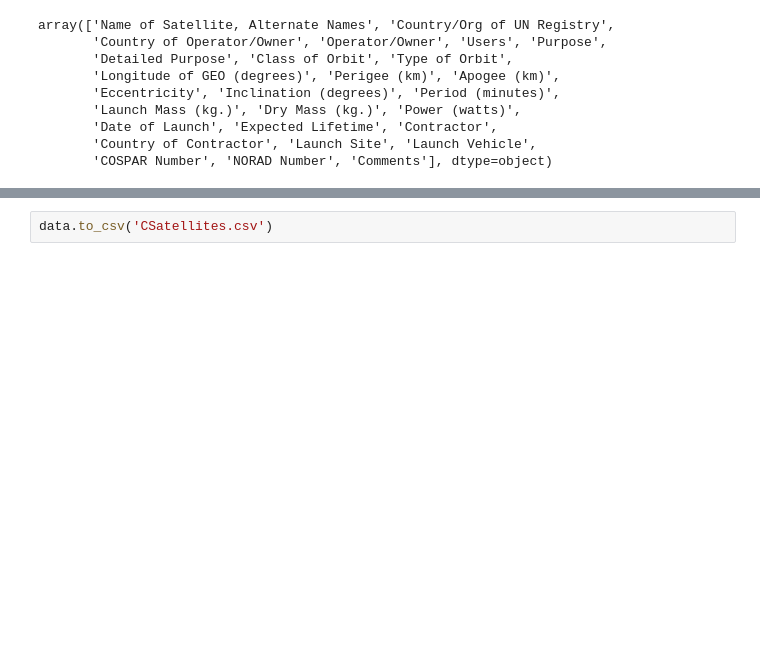
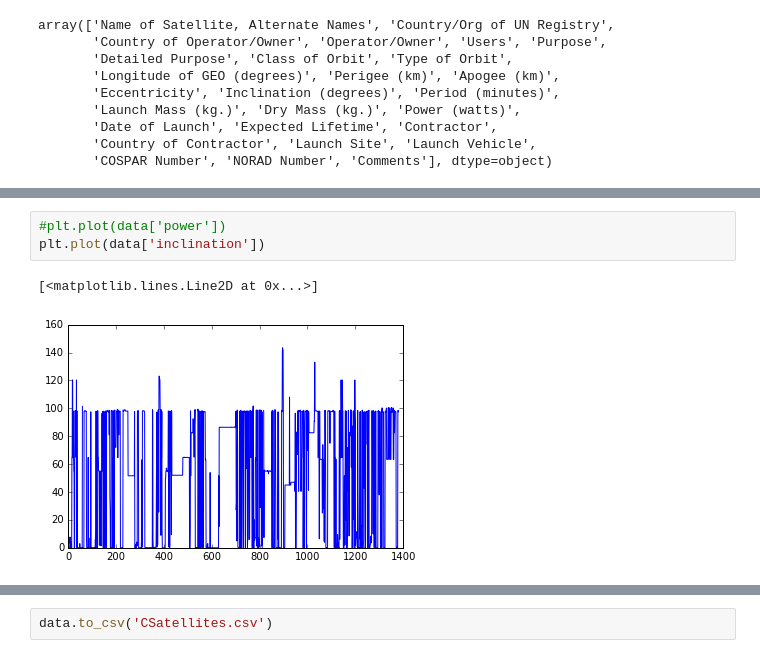
Before and after one commit to Ianssmith/Satellite_Map, a Jupyter notebook: satellites.ipynb, the cells around one changed output, grey strips where cells are left out. Saved outputs shown, nothing was run; the diff lists cells and outputs as text; blank space fills up the shorter version.

```diff
--- a/satellites.ipynb
+++ b/satellites.ipynb
@@ -66,0 +68,6 @@ plt.plot(data['longitude'], 'k--')
+# %%
+#plt.plot(data['power'])
+plt.plot(data['inclination'])
+# %% [output]
+[<matplotlib.lines.Line2D at 0x...>]
+[figure, added]
```
Also changed, not shown: parts of 12 cells of this notebook.
